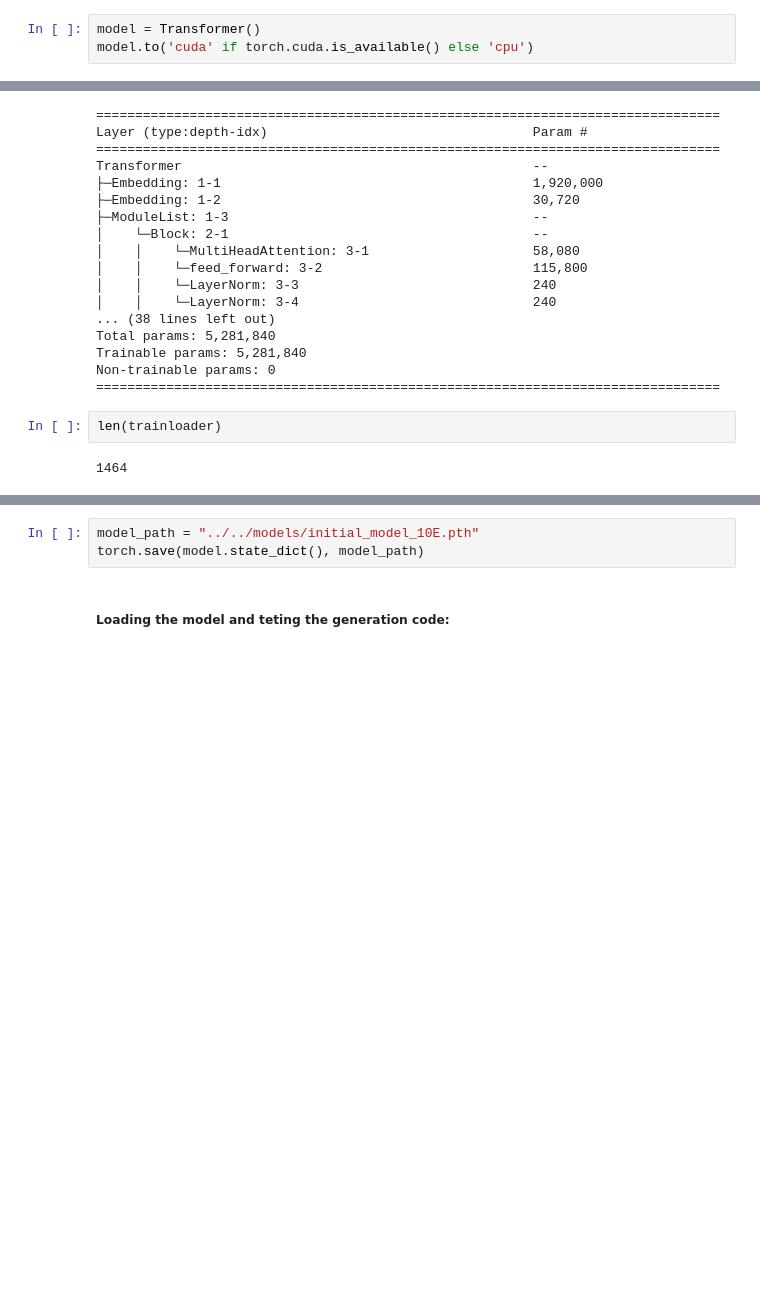
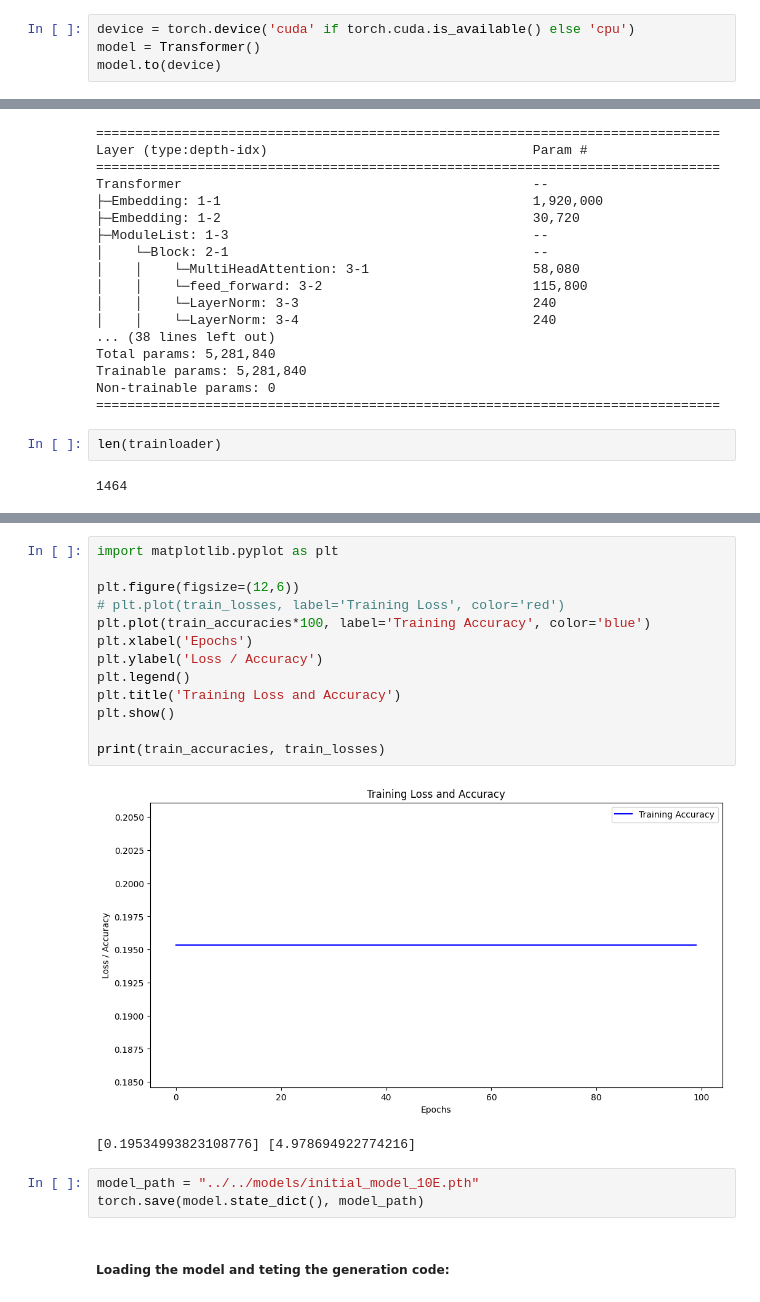
Before and after one commit to sidartchy/language_modeling_transformer_xai, a Jupyter notebook: notebooks/Initial Tries/3. SelfAttention.ipynb, the cells around one changed output, grey strips where cells are left out. Saved outputs shown, nothing was run; the diff lists cells and outputs as text; blank space fills up the shorter version.

```diff
--- a/notebooks/Initial Tries/3. SelfAttention.ipynb
+++ b/notebooks/Initial Tries/3. SelfAttention.ipynb
@@ -247,8 +247,9 @@ class Transformer(nn.Module):
 
         return idx
 # %%
+device = torch.device('cuda' if torch.cuda.is_available() else 'cpu')
 model = Transformer()
-model.to('cuda' if torch.cuda.is_available() else 'cpu')
+model.to(device)
 # %% [output]
 Transformer(
   (token_embedding): Embedding(16000, 120)
@@ -335,3 +349,19 @@ KeyboardInterrupt:
+# %%
+import matplotlib.pyplot as plt
+
+plt.figure(figsize=(12,6))
+# plt.plot(train_losses, label='Training Loss', color='red')
+plt.plot(train_accuracies*100, label='Training Accuracy', color='blue')
+plt.xlabel('Epochs')
+plt.ylabel('Loss / Accuracy')
+plt.legend()
+plt.title('Training Loss and Accuracy')
+plt.show()
+
+print(train_accuracies, train_losses)
+# %% [output]
+[figure, added]
+[0.19534993823108776] [4.978694922774216]
 # %%
 model_path = "../../models/initial_model_10E.pth"
 torch.save(model.state_dict(), model_path)
```
Also changed, not shown: parts of 1 cell of this notebook, 4 other files.
